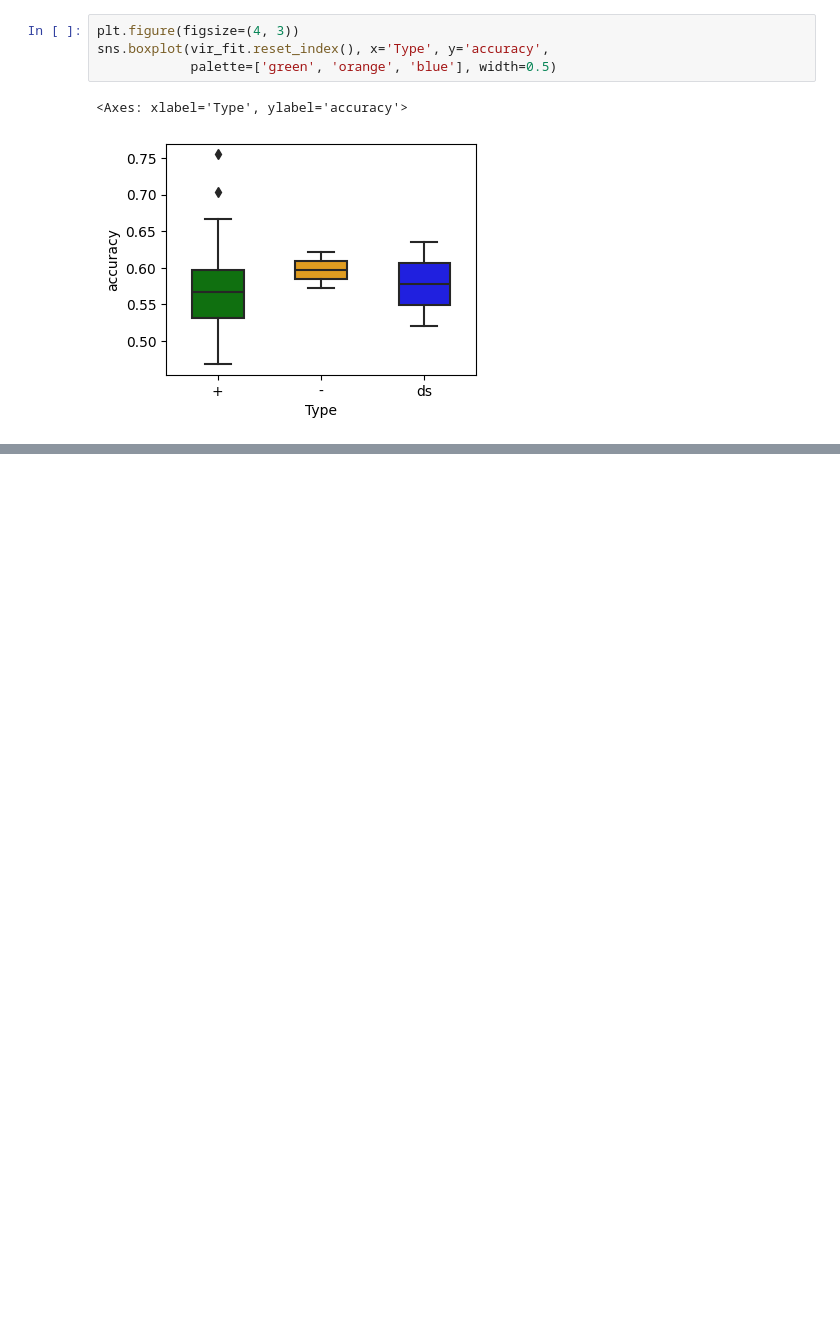
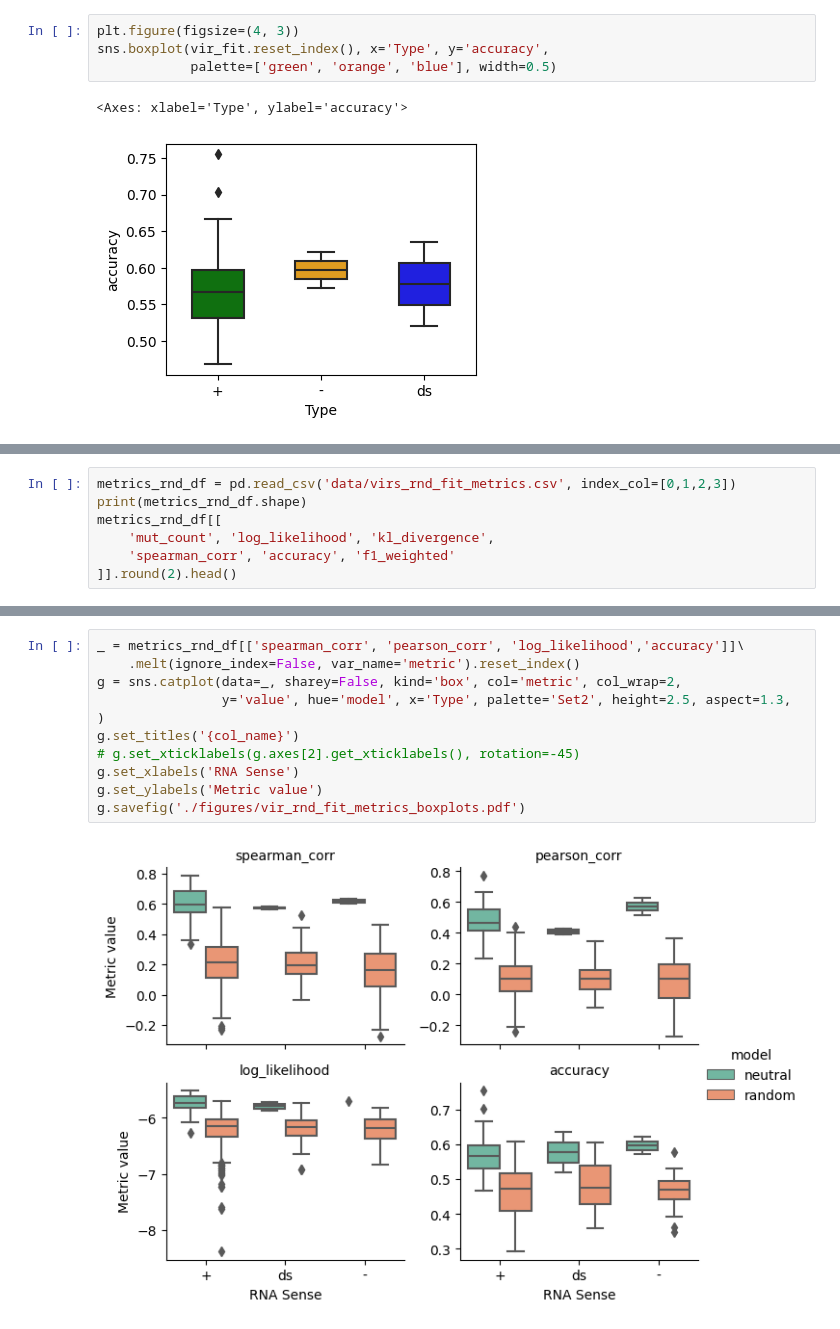
Before and after one commit to mitoclub/RNAViralMutSpec, a Jupyter notebook: viral_spectra/model_fit_workflow.ipynb, the cells around one changed output, grey strips where cells are left out. Drawn from its saved outputs; the diff is of its cells as text; blank space fills up the shorter version.

```diff
--- a/viral_spectra/model_fit_workflow.ipynb
+++ b/viral_spectra/model_fit_workflow.ipynb
@@ -150,0 +155,7 @@ sns.boxplot(vir_fit.reset_index(), x='Type', y='accuracy',
+# %%
+metrics_rnd_df = pd.read_csv('data/virs_rnd_fit_metrics.csv', index_col=[0,1,2,3])
+print(metrics_rnd_df.shape)
+metrics_rnd_df[[
+    'mut_count', 'log_likelihood', 'kl_divergence',
+    'spearman_corr', 'accuracy', 'f1_weighted'
+]].round(2).head()
@@ -150,0 +191,13 @@ sns.boxplot(vir_fit.reset_index(), x='Type', y='accuracy',
+# %%
+_ = metrics_rnd_df[['spearman_corr', 'pearson_corr', 'log_likelihood','accuracy']]\
+    .melt(ignore_index=False, var_name='metric').reset_index()
+g = sns.catplot(data=_, sharey=False, kind='box', col='metric', col_wrap=2,
+                y='value', hue='model', x='Type', palette='Set2', height=2.5, aspect=1.3,
+)
+g.set_titles('{col_name}')
+# g.set_xticklabels(g.axes[2].get_xticklabels(), rotation=-45)
+g.set_xlabels('RNA Sense')
+g.set_ylabels('Metric value')
+g.savefig('./figures/vir_rnd_fit_metrics_boxplots.pdf')
+# %% [output]
+[figure, added]
```
Also changed, not shown: parts of 6 cells of this notebook, 10 other files.
